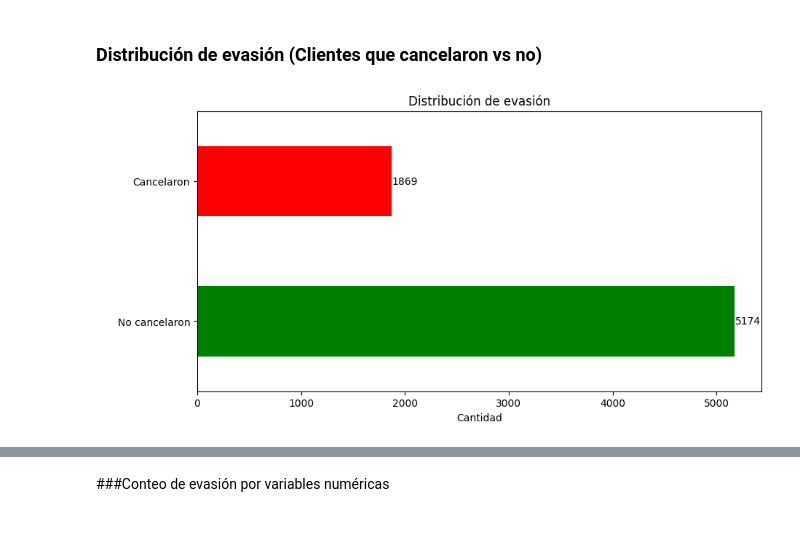
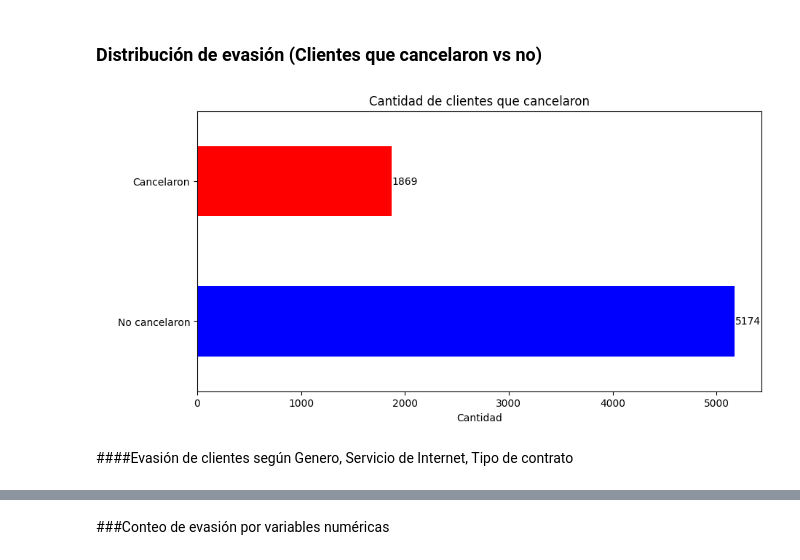
Before and after one commit to Elavat9000/TelecomX_LATAM_challenge2-data-science-LATAM, a Jupyter notebook: TelecomX_Intento2_LATAM.ipynb, the cells around one changed output, grey strips where cells are left out. Saved outputs shown, nothing was run; the diff lists cells and outputs as text; code cells hidden in the pictures; blank space fills up the shorter version.

```diff
--- a/TelecomX_Intento2_LATAM.ipynb
+++ b/TelecomX_Intento2_LATAM.ipynb
@@ -156,8 +156,8 @@ df[cols_binarias] = df[cols_binarias].replace({'Yes':1, 'No':0})
 mapeo_servicios = {
     'No': 0,
     'Yes': 1,
-    'No internet service': 2,
-    'No phone service': 2
+    'No internet service': 0,
+    'No phone service': 0
 }
 columnas_servicios = ['MultipleLines', 'OnlineBackup', 'DeviceProtection', 'TechSupport', 'StreamingTV', 'StreamingMovies','OnlineSecurity']
 
@@ -255,3 +255,10 @@ Data columns (total 25 columns):
  24  PaymentMethod_mailed check               7043 non-null   bool
 dtypes: bool(4), float64(3), int64(17), object(1)
 memory usage: 1.2+ MB
+# %%
+servicios = ['OnlineSecurity', 'TechSupport', 'StreamingTV', 'StreamingMovies',
+             'OnlineBackup', 'DeviceProtection', 'PhoneService', 'MultipleLines']
+
+
+df['ServiciosContratados'] = df[servicios].sum(axis=1)
+df.head()
@@ -281,19 +318,23 @@ import seaborn as sns
 # %%
 conteo = df['Churn'].value_counts().rename(index={0: 'No cancelaron', 1: 'Cancelaron'})
 
 fig, ax = plt.subplots(figsize=(10,5))
-conteo.plot(kind='barh', ax=ax, color=['green', 'red'])
-plt.title('Distribución de evasión')
+conteo.plot(kind='barh', ax=ax, color=['blue', 'red'])
+plt.title('Cantidad de clientes que cancelaron')
 ax.set_xlabel('Cantidad')
 ax.set_ylabel(' ')
 
 # Mostrar los números al lado de cada barra
 for i, (valor) in enumerate(conteo):
     ax.text(valor + 5, i, str(valor), color='black', fontsize=10, va='center')
 
+fig.savefig('distribucion_cancelacion.png',transparent=False,dpi=300,bbox_inches='tight')
+
 plt.show()
 # %% [output]
-[figure, old version]
+[figure, new version]
+# %% [markdown]
+####Evasión de clientes según Genero, Servicio de Internet, Tipo de contrato
 # %%
 def plot_churn_by_category(column, labels_dict=None):
     fig, ax = plt.subplots(figsize=(10,6))
```
Also changed, not shown: parts of 21 cells of this notebook.
